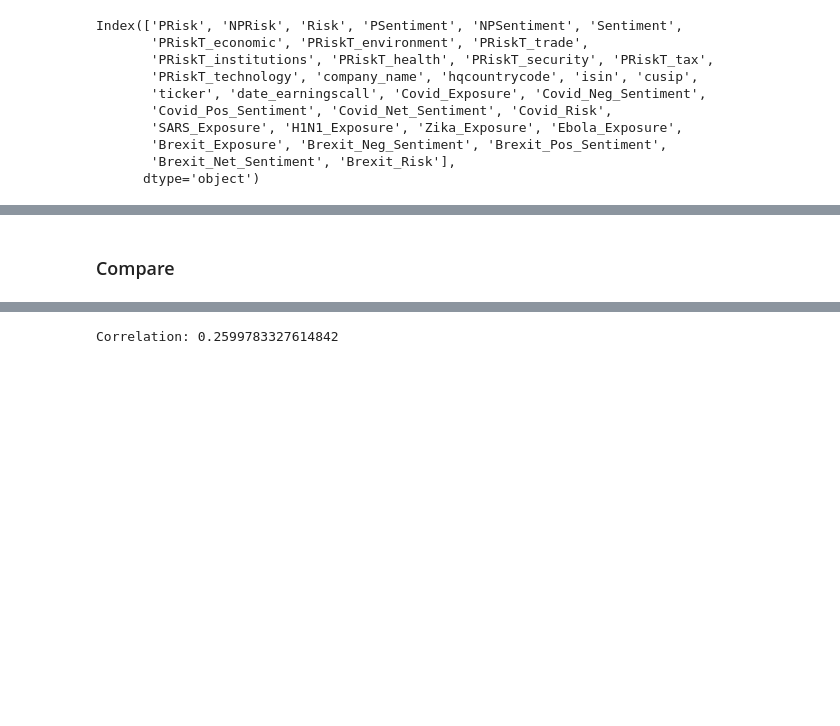
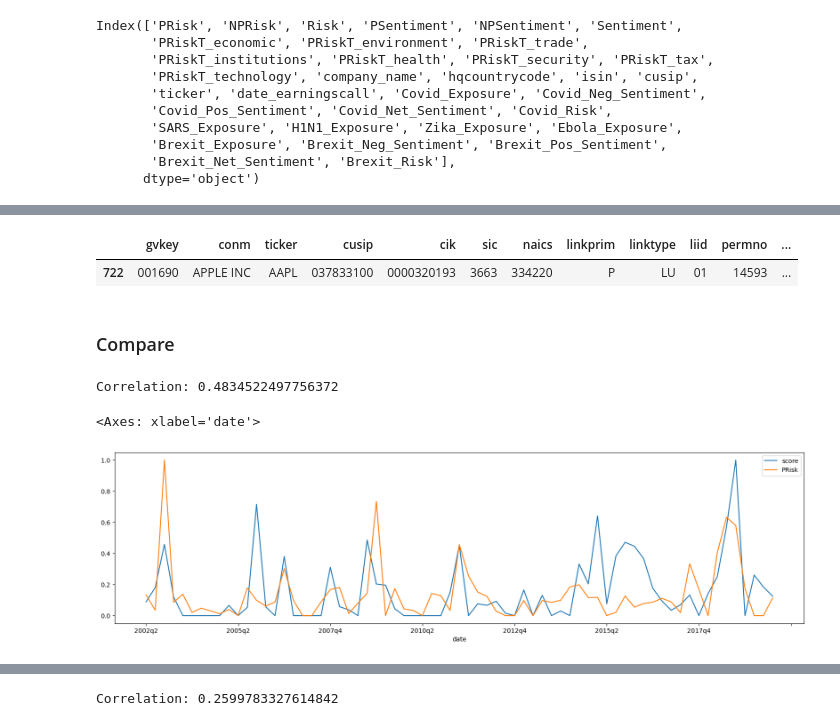
Before and after one commit to jfan1256/fenui, a Jupyter notebook: exec_research/exec_check/check_aapl_qa.ipynb, the cells around one changed output, grey strips where cells are left out. Drawn from its saved outputs; the diff is of its cells as text; code cells hidden in the pictures; blank space fills up the shorter version.

Commit message:
huge updates to zero_shot_cc. Added cc_prisk and replicate_prisk lin regression under exec_lin_reg

```diff
--- a/exec_research/exec_check/check_aapl_qa.ipynb
+++ b/exec_research/exec_check/check_aapl_qa.ipynb
@@ -244,3 +287,10 @@ link.loc[link.ticker == 'AAPL']
+# %%
+# Link Data
+link = pd.read_parquet(r'C:\Jonathan\QuantResearch\AlgoTradingModels\algofacto\trade_live\data_parquet\data_link.parquet.brotli')
+link.loc[link.ticker == 'AAPL']
+# %% [output]
+|  | gvkey | conm | ticker | cusip | cik | sic | naics | linkprim | linktype | liid | permno | ... |
+| 722 | 001690 | APPLE INC | AAPL | 037833100 | 0000320193 | 3663 | 334220 | P | LU | 01 | 14593 | ... |
 # %% [markdown]
 ### Compare
 # %%
@@ -253,3 +303,11 @@ compare = aapl_risk.join(aapl_risk_off)
 scaler = MinMaxScaler()
 columns_to_scale = compare.columns
 compare[columns_to_scale] = scaler.fit_transform(compare[columns_to_scale])
+# %%
+# Word Count >= 80 P-Value=0.05
+print("Correlation:", compare['score'].corr(compare['PRisk']))
+compare.plot(figsize=(20,5))
+# %% [output]
+Correlation: 0.4834522497756372
+<Axes: xlabel='date'>
+[figure, added]
```
Also changed, not shown: parts of 19 cells of this notebook, 7 other files.
